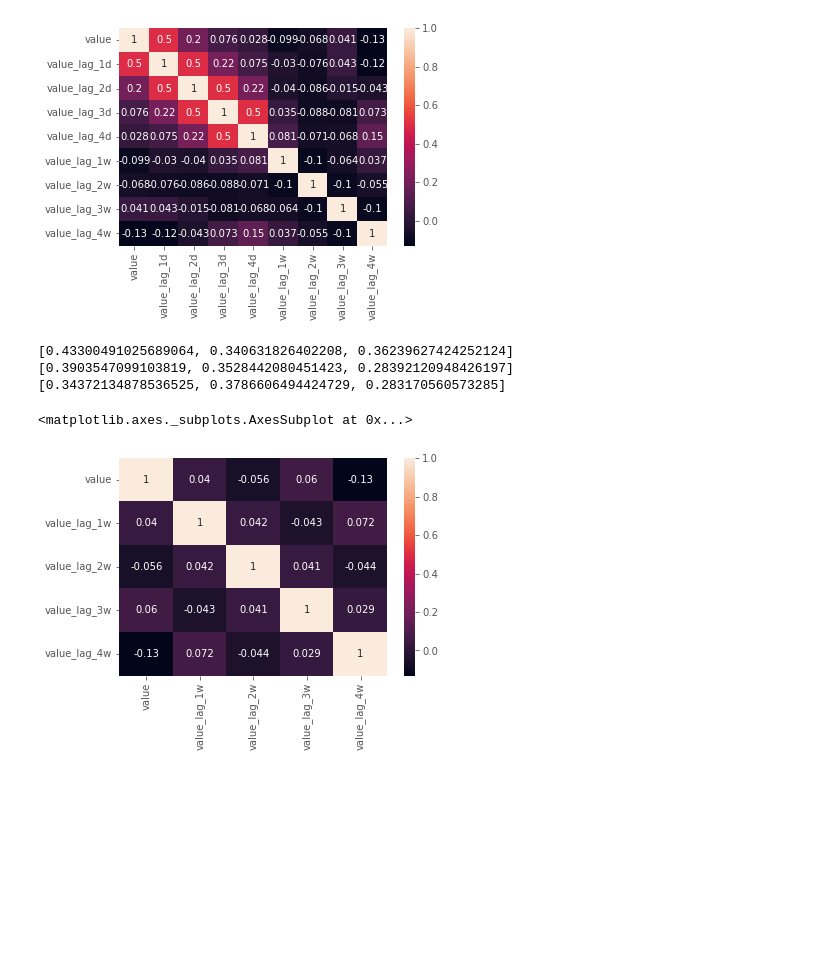
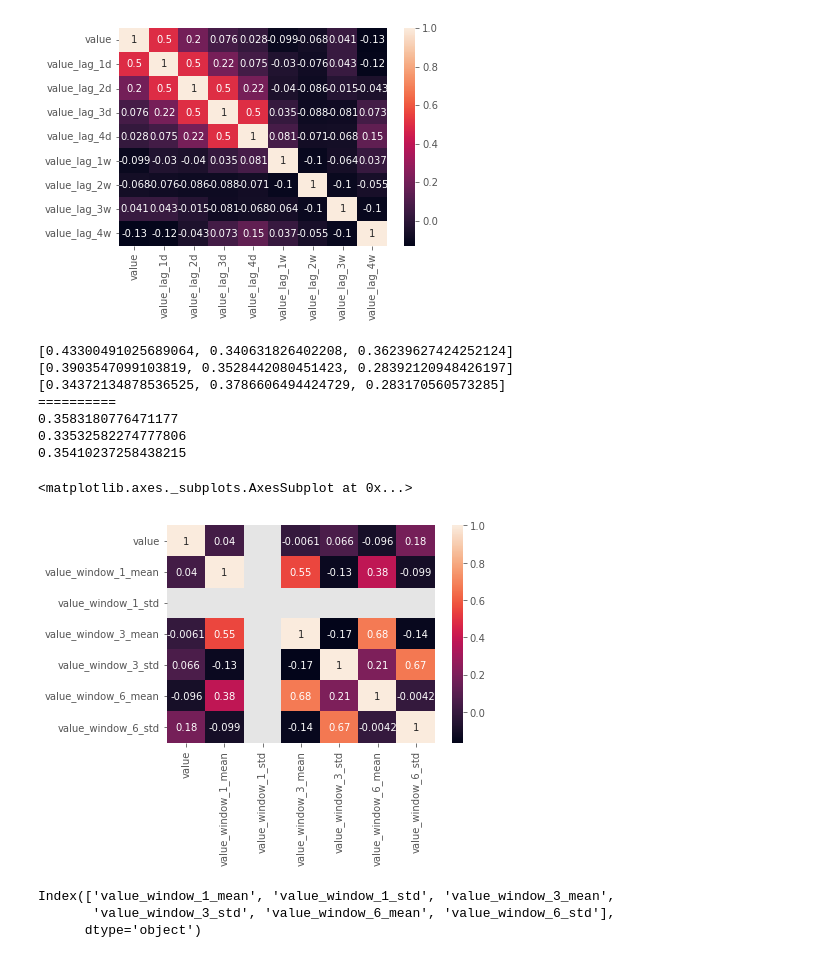
Before and after one commit to abilcode/dsls, a Jupyter notebook: hrs data case/Data Fuel Share/model/ts regression problem/multivariate.ipynb, the cells around one changed output. Drawn from its saved outputs; the diff is of its cells as text; code cells hidden in the pictures; blank space fills up the shorter version.

```diff
--- a/hrs data case/Data Fuel Share/model/ts regression problem/multivariate.ipynb
+++ b/hrs data case/Data Fuel Share/model/ts regression problem/multivariate.ipynb
@@ -194,13 +196,31 @@ for train_idx, val_idx in tss.split(df):
     mape_lgbm.append(mape)
 
 print(mape_xgb[-3:], '\n', mape_cat[-3:], '\n', mape_lgbm[-3:],sep='')
+print("="*10)
+print(np.mean(mape_xgb), '\n', np.mean(mape_cat), '\n', np.mean(mape_lgbm),sep='')
 # %% [output]
 [0.43300491025689064, 0.340631826402208, 0.36239627424252124]
 [0.3903547099103819, 0.3528442080451423, 0.28392120948426197]
 [0.34372134878536525, 0.3786606494424729, 0.283170560573285]
+==========
+0.3583180776471177
+0.33532582274777806
+0.35410237258438215
 # %%
-_, data_w = feature_engineering_week(ex44_w,4)
-sns.heatmap(data_w.loc[:,:'value_lag_4w'].corr(),annot=True)
+#_, data_w = feature_engineering_week(ex44_w,4)
+
+transformer = WindowFeatures(variables=['value'],
+               functions=['mean','std'],
+                window=[1,3,6])
+
+data_w = transformer.fit_transform(ex44_w)
+sns.heatmap(data_w.corr(),annot=True)
 # %% [output]
 <matplotlib.axes._subplots.AxesSubplot at 0x...>
-[figure, old version]
+[figure, new version]
+# %%
+data_w.columns[1:]
+# %% [output]
+Index(['value_window_1_mean', 'value_window_1_std', 'value_window_3_mean',
+       'value_window_3_std', 'value_window_6_mean', 'value_window_6_std'],
+      dtype='object')
```
Also changed, not shown: parts of 6 cells of this notebook, 5 other files.
